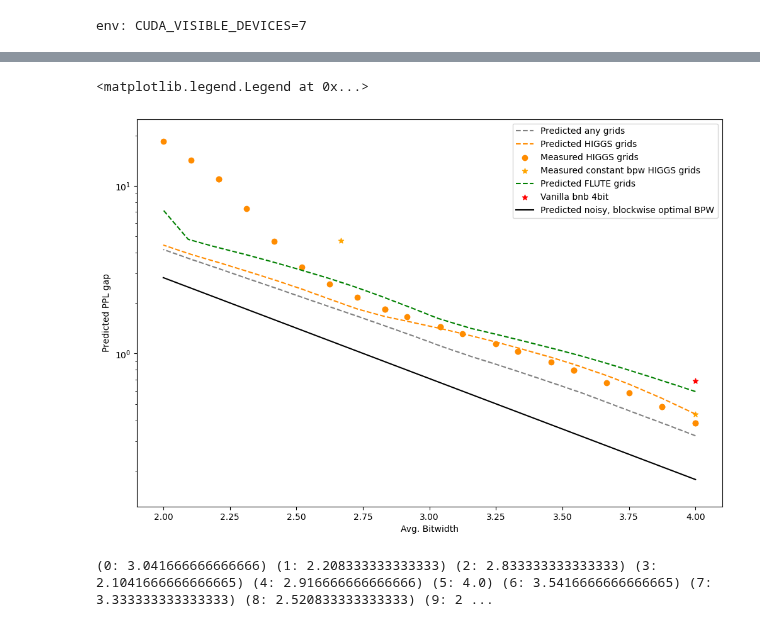
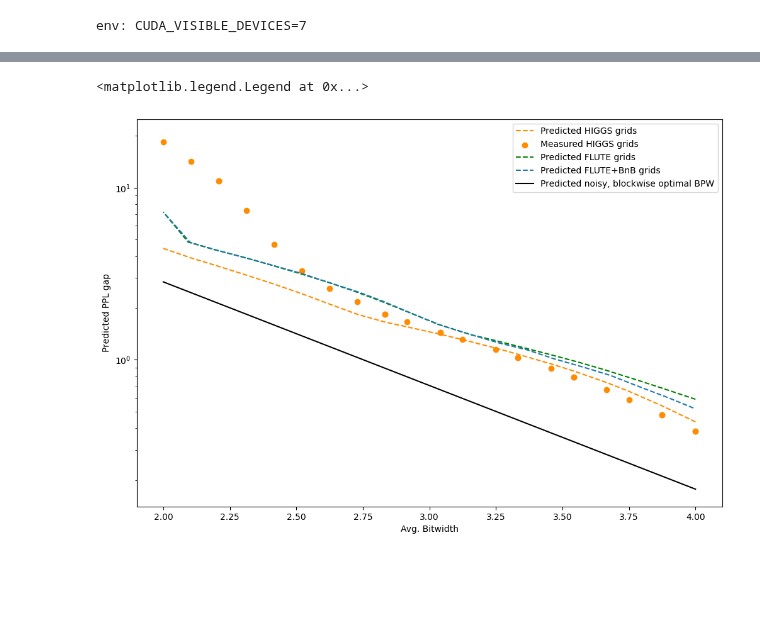
Before and after one commit to galqiwi/linear-layer-compression, a Jupyter notebook: Andrei/gptq/plots.ipynb, the cells around one changed output, grey strips where cells are left out. Cells and saved outputs as stored; diff of their text form; code cells hidden in the pictures; blank space fills up the shorter version.

```diff
--- a/Andrei/gptq/plots.ipynb
+++ b/Andrei/gptq/plots.ipynb
@@ -401,20 +424,28 @@ env: CUDA_VISIBLE_DEVICES=7
+# %%
+bnb_grids = [
+    {"name": "nf4", "mse": 0.0001688, "bits": 8 + 16 / 4096},
+    {"name": "int8", "mse": 0.008422, "bits": 4 + 16 / 64},
+]
 # %%
 import numpy as np
 import matplotlib.pyplot as plt
 
 higgs_grids = [grid for grid in good_grids_with_mse if grid['edenn_n'] == 256 and grid['bits'] >= 1.3]
 flute_grids = [grid for grid in good_grids_with_mse if grid["edenn_n"] in [4, 8, 16] and grid["edenn_d"] == 1]
-higgs_flute_grids = higgs_grids + flute_grids
+combo_grids = flute_grids + bnb_grids # + quip_sharp_grids
 
 plt.scatter([v["bits"] for v in good_grids_with_mse], [v["mse"] for v in good_grids_with_mse], label="All grids")
 plt.scatter([v["bits"] for v in higgs_grids], [v["mse"] for v in higgs_grids], label="HIGGS grids")
 plt.scatter([v["bits"] for v in flute_grids], [v["mse"] for v in flute_grids], label="Flute grids")
+plt.scatter([v["bits"] for v in quip_sharp_grids], [v["mse"] for v in quip_sharp_grids], label="QuIP# grids")
 
-plt.plot(np.linspace(0, 4), np.power(4, -np.linspace(0, 4)), linestyle="--", color="black")
+plt.plot(np.linspace(0, 8), np.power(4, -np.linspace(0, 8)), linestyle="--", color="black")
 
 plt.xlabel("Bitwidth")
 plt.ylabel("MSE")
 
+plt.yscale("log")
+
 plt.legend()
 # %% [output]
 <matplotlib.legend.Legend at 0x...>
@@ -438,7 +469,7 @@ def find_grids_with_budget(
     x = {(j, i) : solver.BoolVar("name") for i in range(num_grids) for j in range(num_layers)}
 
     for j in range(num_layers) : solver.Add(sum(x[(j, i)] for i in range(num_grids)) == 1)
-    solver.Add(sum(x[(j, i)] * weights[j] * grid_bits[i] for j in range(num_layers) for i in range(num_grids)) <= budget)
+    solver.Add(sum(x[(j, i)] * weights[j] * grid_bits[i] for j in range(num_layers) for i in range(num_grids)) <= budget + 1e-5)
     solver.Minimize(sum(x[(j, i)] * slopes[j] * grid_mses[i] for j in range(num_layers) for i in range(num_grids)))
 
     status = solver.Solve()
@@ -586,7 +612,7 @@ for indices in any_configurations:
 temp_ppl_gaps = np.asarray(temp_ppl_gaps)
 temp_bitwidths = np.asarray(temp_bitwidths)
 order = np.argsort(temp_ppl_gaps)
-plt.plot(temp_bitwidths[order], temp_ppl_gaps[order], color="gray", linestyle="--", label=f"Predicted any grids")
+# plt.plot(temp_bitwidths[order], temp_ppl_gaps[order], color="gray", linestyle="--", label=f"Predicted any grids")
 
 # HIGGS
 temp_ppl_gaps = []
@@ -616,11 +642,11 @@ plt.scatter(
     color="darkorange", marker="o", label="Measured HIGGS grids"
 )
 
-plt.scatter(
-    [8/4, 8/3, 8/2],
-    np.asarray([300.50626, 10.31264, 6.03953]) - np.min(rtn_ppls),
-    color="orange", marker="*", label="Measured constant bpw HIGGS grids"
-)
+# plt.scatter(
+#     [8/4, 8/3, 8/2],
+#     np.asarray([300.50626, 10.31264, 6.03953]) - np.min(rtn_ppls),
+#     color="orange", marker="*", label="Measured constant bpw HIGGS grids"
+# )
 
 # FLUTE
 temp_ppl_gaps = []
@@ -644,57 +670,74 @@ temp_bitwidths = np.asarray(temp_bitwidths)
 order = np.argsort(temp_ppl_gaps)
 plt.plot(temp_bitwidths[order], temp_ppl_gaps[order], linestyle="--", color="green", label=f"Predicted FLUTE grids")
 
-# HIGGS+FLUTE
+# QuIP#
 temp_ppl_gaps = []
 temp_bitwidths = []
-for indices in higgs_flute_configurations:
+for indices in quip_sharp_configurations:
     ppl_gap = get_expected_ppl_gap(
         slopes,
-        np.asarray([grid["mse"] for grid in higgs_flute_grids]),
+        np.asarray([grid["mse"] for grid in quip_sharp_grids]),
         np.asarray(indices),
     )
     bitwidht = get_bitwidth(
         np.ones((32,)) / 32,
-        np.asarray([grid["bits"] for grid in higgs_flute_grids]),
+        np.asarray([grid["bits"] for grid in quip_sharp_grids]),
         np.asarray(indices),
     )
 
     temp_ppl_gaps.append(ppl_gap)
     temp_bitwidths.append(bitwidht)
 temp_ppl_gaps = np.asarray(temp_ppl_gaps)
 temp_bitwidths = np.asarray(temp_bitwidths)
 order = np.argsort(temp_ppl_gaps)
-# plt.plot(temp_bitwidths[order], temp_ppl_gaps[order], label=f"HIGGS+FLUTE grids")
+# plt.plot(temp_bitwidths[order], temp_ppl_gaps[order], linestyle="--", color="blue", label=f"Predicted QuIP# grids")
 
-plt.scatter(
-    [4.0],
-    [6.2920427322387695 - np.min(rtn_ppls)],
-    color="red", marker="*", label="Vanilla bnb 4bit"
-)
+# FLUTE+BnB
+temp_ppl_gaps = []
+temp_bitwidths = []
+for indices in combo_configurations:
+    ppl_gap = get_expected_ppl_gap(
+        slopes,
+        np.asarray([grid["mse"] for grid in combo_grids]),
+        np.asarray(indices),
+    )
+    bitwidht = get_bitwidth(
+        np.ones((32,)) / 32,
+        np.asarray([grid["bits"] for grid in combo_grids]),
+        np.asarray(indices),
+    )
+
+    temp_ppl_gaps.append(ppl_gap)
+    temp_bitwidths.append(bitwidht)
+temp_ppl_gaps = np.asarray(temp_ppl_gaps)
+temp_bitwidths = np.asarray(temp_bitwidths)
+order = np.argsort(temp_ppl_gaps)
+plt.plot(temp_bitwidths[order], temp_ppl_gaps[order], linestyle="--", label=f"Predicted FLUTE+BnB grids")
+
+# plt.scatter(
+#     [4.0],
+#     [6.2920427322387695 - np.min(rtn_ppls)],
+#     color="red", marker="*", label="Vanilla bnb 4bit"
+# )
 
 plt.plot(
     np.linspace(2, 4),
     [expected_ppl_gap(slopes, get_optimal_blockwise_bitwidths(slopes, bpw)) for bpw in np.linspace(2, 4)],
     color="black", label="Predicted noisy, blockwise optimal BPW",
 )
 
 plt.xlabel("Avg. Bitwidth")
 plt.ylabel("Predicted PPL gap")
 
 plt.yscale('log')
 plt.ylim(None, 25)
 
+# plt.ylim(0, 2)
+
 plt.legend()
 # %% [output]
 <matplotlib.legend.Legend at 0x...>
-[figure, old version]
+[figure, new version]
-# %%
-for i in range(len(higgs_configurations)):
-    indices = list(higgs_configurations)[i]
-
-    print(f"({i}: {get_bitwidth(np.ones((32,)) / 32, np.asarray([grid['bits'] for grid in higgs_grids]), np.asarray(indices))})", end=" ")
-# %% [output]
-(0: 3.041666666666666) (1: 2.208333333333333) (2: 2.833333333333333) (3: 2.1041666666666665) (4: 2.916666666666666) (5: 4.0) (6: 3.5416666666666665) (7: 3.333333333333333) (8: 2.520833333333333) (9: 2 ...
 # %%
 import subprocess
 
```
Also changed, not shown: parts of 10 cells of this notebook.
